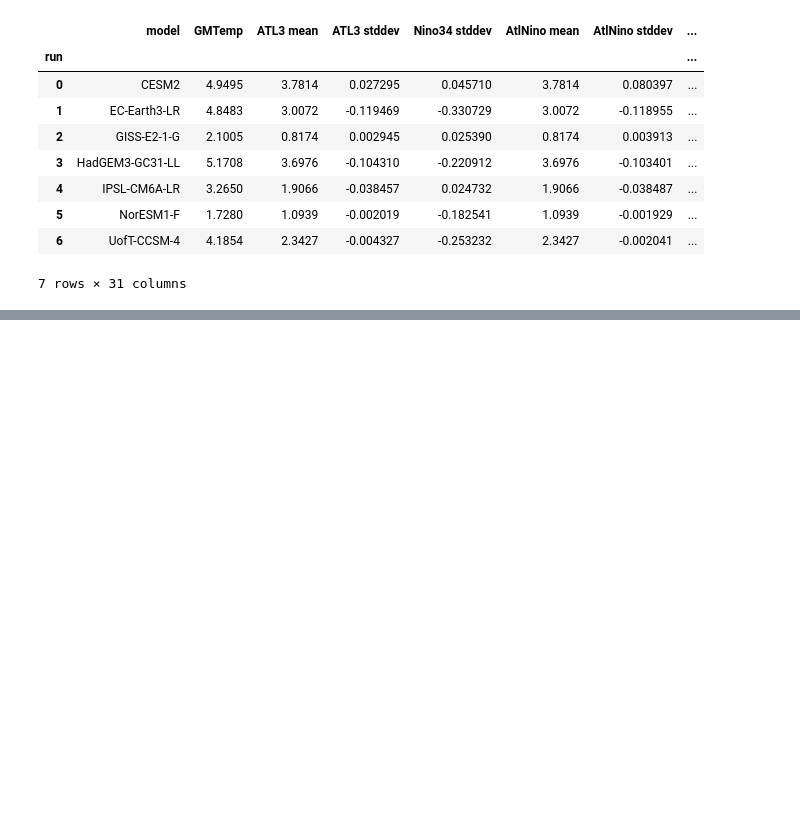
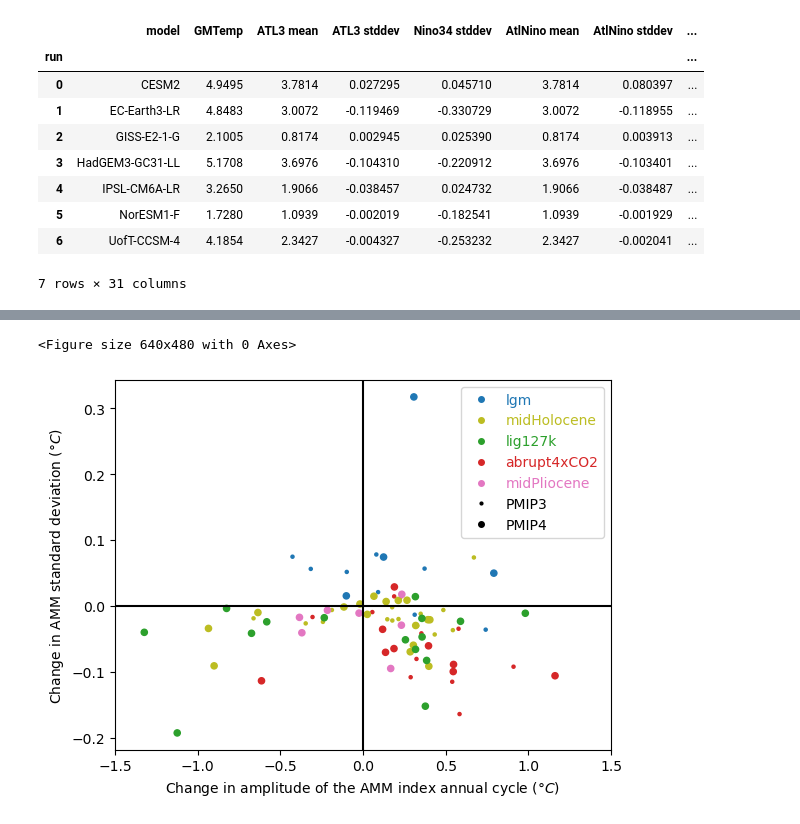
Before and after one commit to pmip4/TropicalAtlanticVariability, a Jupyter notebook: scatterplots.ipynb, the cells around one changed output, grey strips where cells are left out. Saved outputs shown, nothing was run; the diff lists cells and outputs as text; code cells hidden in the pictures; blank space fills up the shorter version.

```diff
--- a/scatterplots.ipynb
+++ b/scatterplots.ipynb
@@ -178,9 +178,25 @@ fig.savefig('plots/AtlNino_w_mean.png')
 # %%
 fig = plt.figure()
-fig=all_diffs.plot.scatter(x='AMM AnnCycAmp',y='AMM stddev',c='color',marker='marker').get_figure()
+fig=all_diffs.plot.scatter(x='AMM AnnCycAmp',y='AMM stddev',c='color',marker='.').get_figure()
+ax=fig.gca()
 pmip4_diffs.plot.scatter(x='AMM AnnCycAmp',y='AMM stddev',c='color',marker='o',ax=fig.gca())
 plt.axhline(0,color='black')
 plt.axvline(0,color='black')
+plt.xlim(-1.5, 1.5)
+plt.xlabel('Change in amplitude of the AMM index annual cycle ($\degree C$)')
+plt.ylabel('Change in AMM standard deviation ($\degree C$)')
+# Create custom legend handles
+legend1 = mlines.Line2D([], [], color='tab:blue',marker='o',linestyle='None', markersize=4,label='lgm')
+legend2 = mlines.Line2D([], [], color='tab:olive',marker='o', linestyle='None', markersize=4,label='midHolocene')
+legend3 = mlines.Line2D([], [], color='tab:green',marker='o', linestyle='None', markersize=4,label='lig127k')
+legend4 = mlines.Line2D([], [], color='tab:red',marker='o', linestyle='None', markersize=4,label='abrupt4xCO2')
+legend5 = mlines.Line2D([], [], color='tab:pink',marker='o', linestyle='None', markersize=4,label='midPliocene')
+legend6 = mlines.Line2D([], [], color='black', marker='.', linestyle='None', markersize=4, label='PMIP3')
+legend7 = mlines.Line2D([], [], color='black', marker='o', linestyle='None', markersize=4, label='PMIP4')
+ax.legend(handles=[legend1, legend2, legend3,legend4,legend5,legend6,legend7],labelcolor='linecolor')
 fig.savefig('plots/AMM_w_AnnCycAmp.png')
+# %% [output]
+<Figure size 640x480 with 0 Axes>
+[figure, added]
 # %%
 fig = plt.figure()
```
Also changed, not shown: parts of 4 cells of this notebook.
